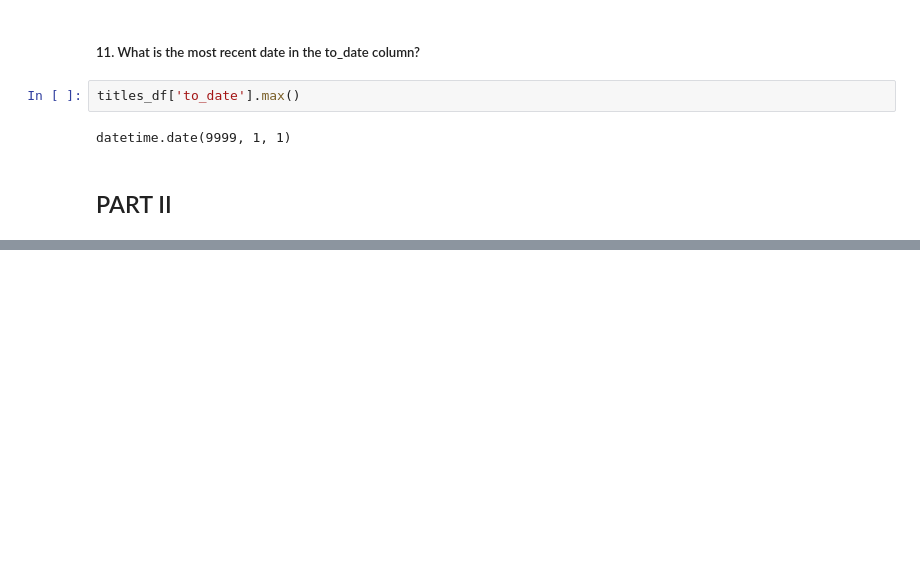
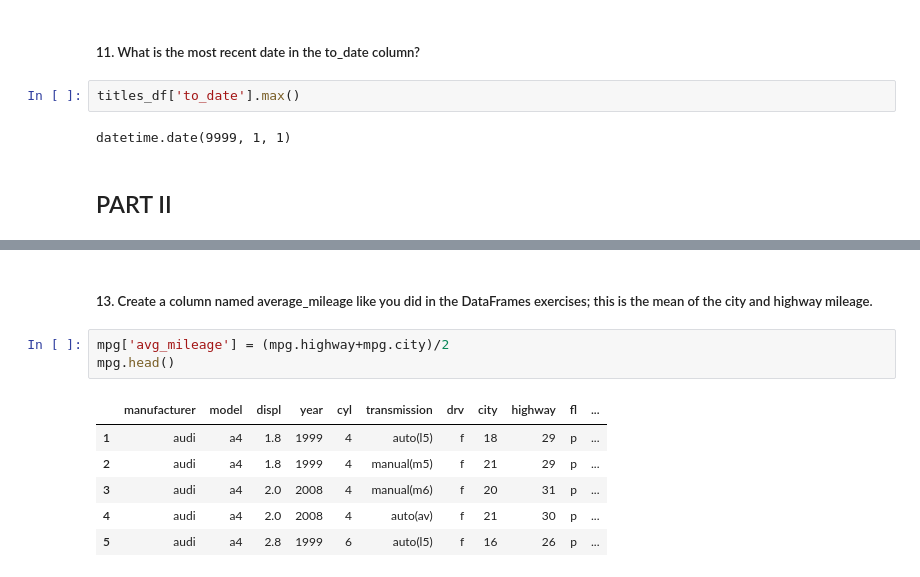
Before and after one commit to morgancross2/numpy-pandas-visualization-exercises, a Jupyter notebook: advanced_dataframes.ipynb, the cells around one changed output, grey strips where cells are left out. Cells and saved outputs as stored; diff of their text form; blank space fills up the shorter version.

```diff
--- a/advanced_dataframes.ipynb
+++ b/advanced_dataframes.ipynb
@@ -130,0 +280,12 @@ datetime.date(9999, 1, 1)
+# %% [markdown]
+##### 13. Create a column named average_mileage like you did in the DataFrames exercises; this is the mean of the city and highway mileage.
+# %%
+mpg['avg_mileage'] = (mpg.highway+mpg.city)/2
+mpg.head()
+# %% [output]
+|  | manufacturer | model | displ | year | cyl | transmission | drv | city | highway | fl | ... |
+| 1 | audi | a4 | 1.8 | 1999 | 4 | auto(l5) | f | 18 | 29 | p | ... |
+| 2 | audi | a4 | 1.8 | 1999 | 4 | manual(m5) | f | 21 | 29 | p | ... |
+| 3 | audi | a4 | 2.0 | 2008 | 4 | manual(m6) | f | 20 | 31 | p | ... |
+| 4 | audi | a4 | 2.0 | 2008 | 4 | auto(av) | f | 21 | 30 | p | ... |
+| 5 | audi | a4 | 2.8 | 1999 | 6 | auto(l5) | f | 16 | 26 | p | ... |
```
Also changed, not shown: parts of 39 cells of this notebook.
